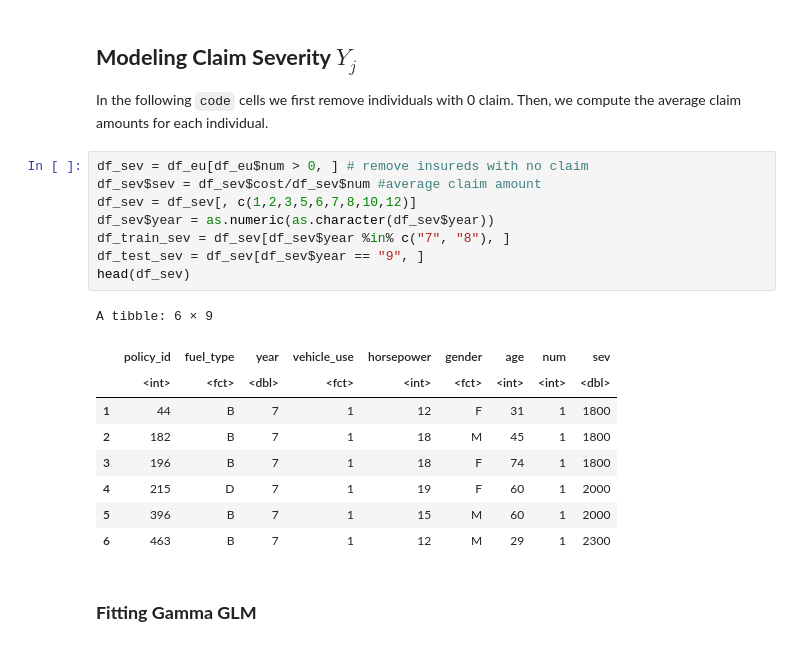
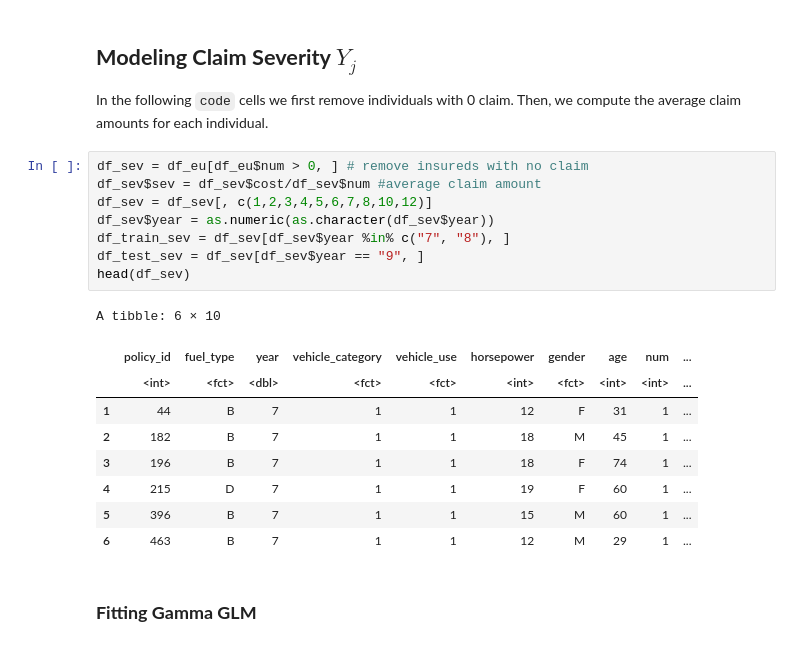
Before and after one commit to tim901225pn-ui/Claim-Prediction-Application-of-GLM-on-Compound-Poisson-Model, a Jupyter notebook: RESULT.ipynb, the cells around one changed output. Cells and saved outputs as stored; diff of their text form.

```diff
--- a/RESULT.ipynb
+++ b/RESULT.ipynb
@@ -190,21 +190,21 @@ In the following `code` cells we first remove individuals with 0 claim. Then, we
 # %%
 df_sev = df_eu[df_eu$num > 0, ] # remove insureds with no claim
 df_sev$sev = df_sev$cost/df_sev$num #average claim amount
-df_sev = df_sev[, c(1,2,3,5,6,7,8,10,12)]
+df_sev = df_sev[, c(1,2,3,4,5,6,7,8,10,12)]
 df_sev$year = as.numeric(as.character(df_sev$year))
 df_train_sev = df_sev[df_sev$year %in% c("7", "8"), ]
 df_test_sev = df_sev[df_sev$year == "9", ]
 head(df_sev)
 # %% [output]
-A tibble: 6 × 9
+A tibble: 6 × 10
-|  | policy_id | fuel_type | year | vehicle_use | horsepower | gender | age | num | sev |
-|  | <int> | <fct> | <dbl> | <fct> | <int> | <fct> | <int> | <int> | <dbl> |
-| 1 | 44 | B | 7 | 1 | 12 | F | 31 | 1 | 1800 |
-| 2 | 182 | B | 7 | 1 | 18 | M | 45 | 1 | 1800 |
-| 3 | 196 | B | 7 | 1 | 18 | F | 74 | 1 | 1800 |
-| 4 | 215 | D | 7 | 1 | 19 | F | 60 | 1 | 2000 |
-| 5 | 396 | B | 7 | 1 | 15 | M | 60 | 1 | 2000 |
-| 6 | 463 | B | 7 | 1 | 12 | M | 29 | 1 | 2300 |
+|  | policy_id | fuel_type | year | vehicle_category | vehicle_use | horsepower | gender | age | num | ... |
+|  | <int> | <fct> | <dbl> | <fct> | <fct> | <int> | <fct> | <int> | <int> | ... |
+| 1 | 44 | B | 7 | 1 | 1 | 12 | F | 31 | 1 | ... |
+| 2 | 182 | B | 7 | 1 | 1 | 18 | M | 45 | 1 | ... |
+| 3 | 196 | B | 7 | 1 | 1 | 18 | F | 74 | 1 | ... |
+| 4 | 215 | D | 7 | 1 | 1 | 19 | F | 60 | 1 | ... |
+| 5 | 396 | B | 7 | 1 | 1 | 15 | M | 60 | 1 | ... |
+| 6 | 463 | B | 7 | 1 | 1 | 12 | M | 29 | 1 | ... |
 # %% [markdown]
 ### **Fitting Gamma GLM**
 # %%
```
Also changed, not shown: parts of 2 cells of this notebook.
